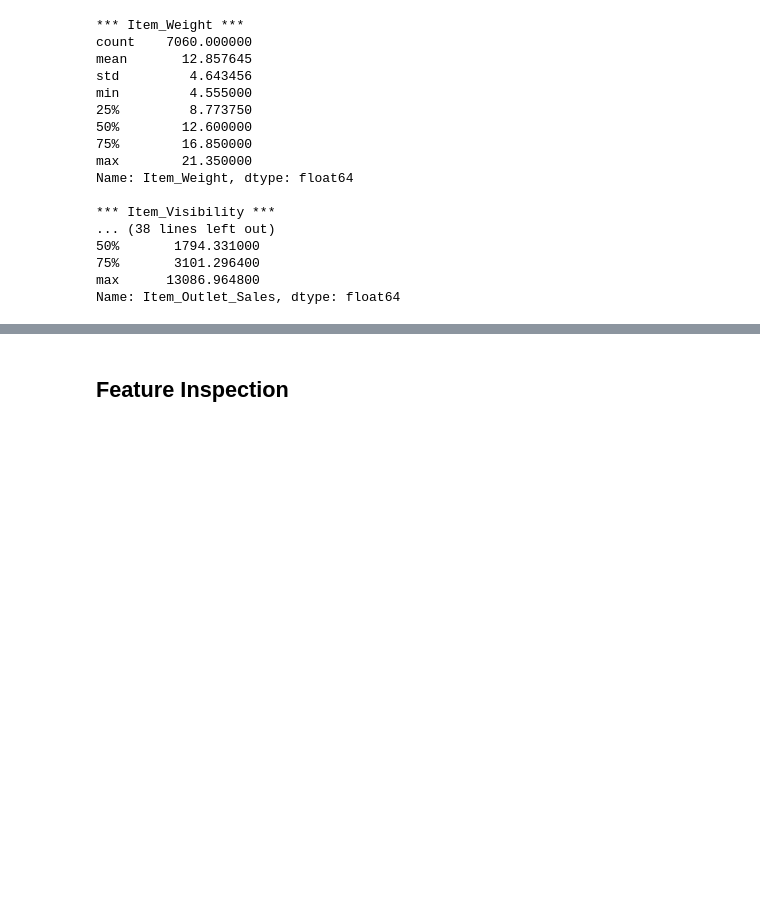
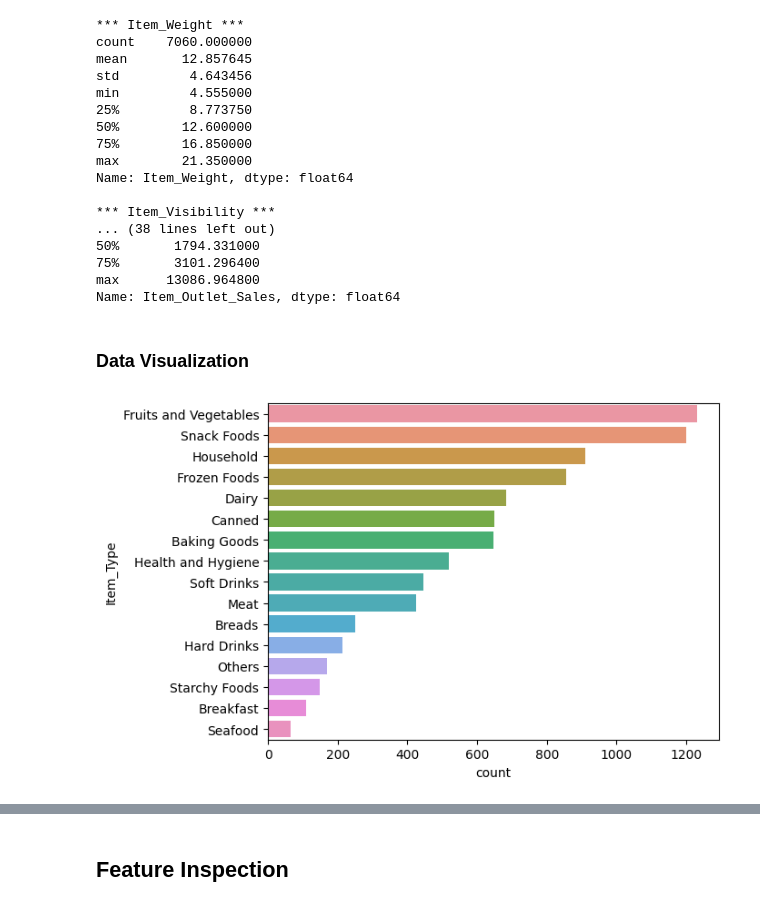
Before and after one commit to YoungVoid/Prediction-of-Product-Sales, a Jupyter notebook: Prediction_of_Product_Sales.ipynb, the cells around one changed output, grey strips where cells are left out. Saved outputs shown, nothing was run; the diff lists cells and outputs as text; code cells hidden in the pictures; blank space fills up the shorter version.

```diff
--- a/Prediction_of_Product_Sales.ipynb
+++ b/Prediction_of_Product_Sales.ipynb
@@ -354,3 +356,11 @@ Name: Item_Weight, dtype: float64
 75%       3101.296400
 max      13086.964800
 Name: Item_Outlet_Sales, dtype: float64
+# %% [markdown]
+### Data Visualization
+# %%
+# Distribution of Item_Type Ordered by Counts Descending
+order = df_sales_predictions['Item_Type'].value_counts().index
+sns.countplot(data=df_sales_predictions, y='Item_Type', order=order);
+# %% [output]
+[figure, added]
```
Also changed, not shown: parts of 12 cells of this notebook.
